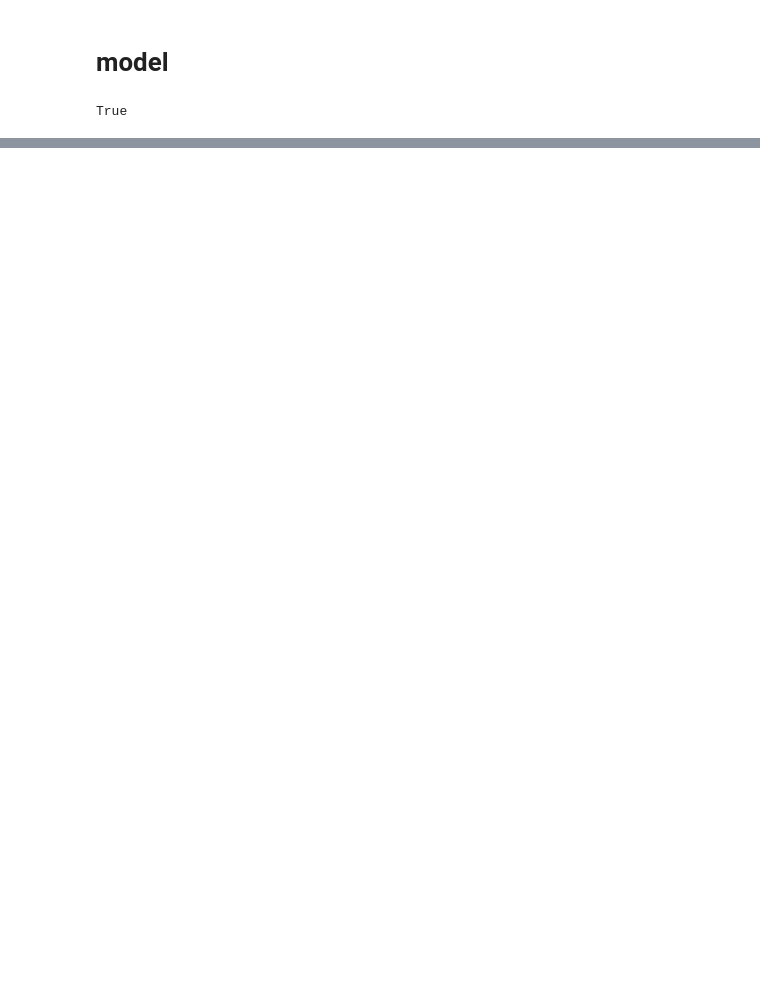
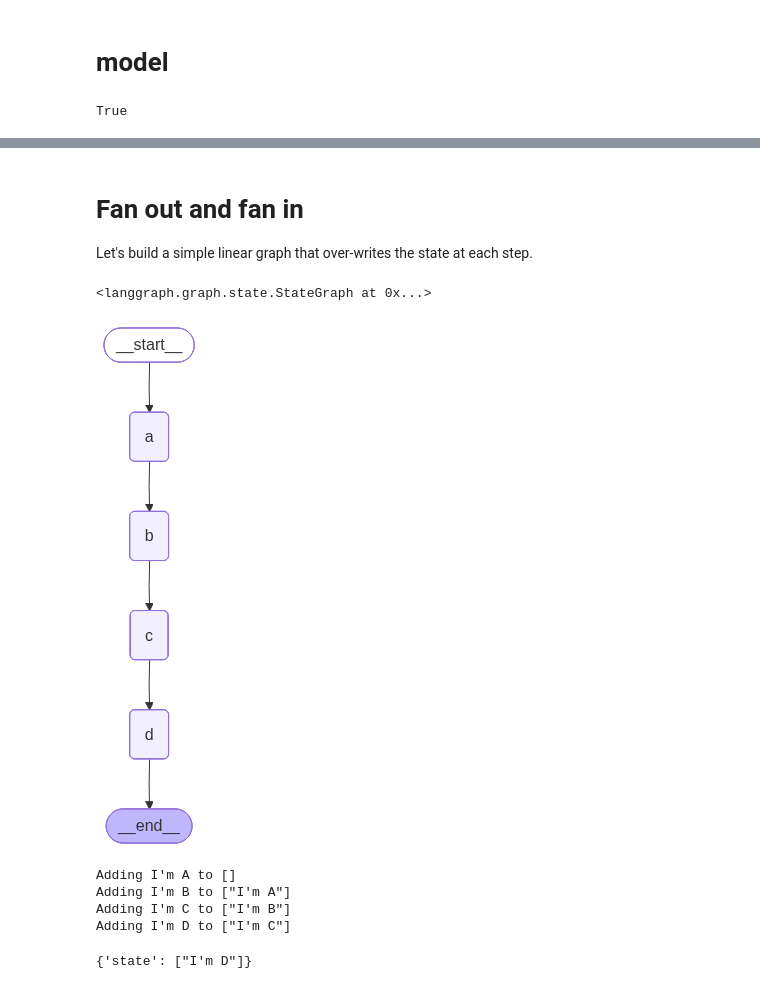
Before and after one commit to Abdoosaeid/LangGraph-Mastery, a Jupyter notebook: 17-parallelization.ipynb, the cells around one changed output, grey strips where cells are left out. Drawn from its saved outputs; the diff is of its cells as text; code cells hidden in the pictures; blank space fills up the shorter version.

```diff
--- a/17-parallelization.ipynb
+++ b/17-parallelization.ipynb
@@ -27,0 +36,3 @@ tavily = TavilySearch(api_key=TAVILY_API)
+# %% [markdown]
+# Fan out and fan in
+Let's build a simple linear graph that over-writes the state at each step.
@@ -27,0 +46,43 @@ tavily = TavilySearch(api_key=TAVILY_API)
+# %%
+class State(TypedDict):
+    # Note, no reducer function.
+    state: List[str]
+# %%
+class ReturnNodeValue:
+    def __init__(self, node_secret: str):
+        self._value = node_secret
+
+    def __call__(self, state: State) -> Any: # __call__ write classes where the instances behave like functions
+        print(f"Adding {self._value} to {state['state']}")
+        return {"state": [self._value]}
+# %%
+# Add nodes
+builder = StateGraph(State)
+
+# Initialize each node with node_secret
+builder.add_node("a", ReturnNodeValue("I'm A"))
+builder.add_node("b", ReturnNodeValue("I'm B"))
+builder.add_node("c", ReturnNodeValue("I'm C"))
+builder.add_node("d", ReturnNodeValue("I'm D"))
+# %% [output]
+<langgraph.graph.state.StateGraph at 0x...>
+# %%
+# Flow
+builder.add_edge(START, "a")
+builder.add_edge("a", "b")
+builder.add_edge("b", "c")
+builder.add_edge("c", "d")
+builder.add_edge("d", END)
+graph = builder.compile()
+
+display(Image(graph.get_graph().draw_mermaid_png()))
+# %% [output]
+[figure, added]
+# %%
+graph.invoke({"state": []})
+# %% [output]
+Adding I'm A to []
+Adding I'm B to ["I'm A"]
+Adding I'm C to ["I'm B"]
+Adding I'm D to ["I'm C"]
+{'state': ["I'm D"]}
```
Also changed, not shown: parts of 10 cells of this notebook.
